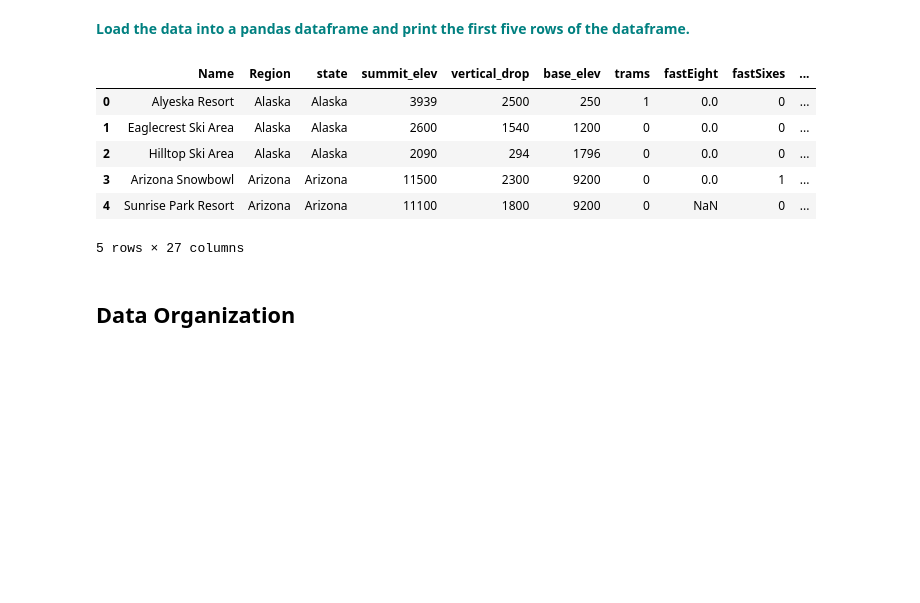
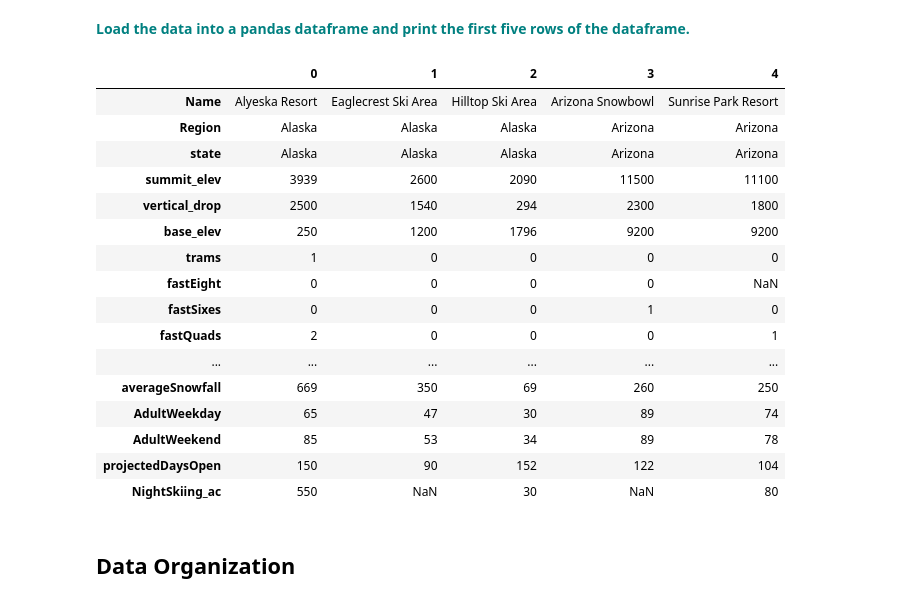
Before and after one commit to jolfr/capstone-01, a Jupyter notebook: notebooks/Notebook_steptwo.ipynb, the cells around one changed output. Drawn from its saved outputs; the diff is of its cells as text; code cells hidden in the pictures; blank space fills up the shorter version.

```diff
--- a/notebooks/Notebook_steptwo.ipynb
+++ b/notebooks/Notebook_steptwo.ipynb
@@ -83,15 +83,25 @@ Now you're ready to read your data into a pandas dataframe. In this exercise, th
 <font color='teal'> **Load the data into a pandas dataframe and print the first five rows of the dataframe.**</font>
 # %%
 raw = pd.read_csv('updated_ski_data.csv')
-raw.head()
+raw.head().T
 # %% [output]
-|  | Name | Region | state | summit_elev | vertical_drop | base_elev | trams | fastEight | fastSixes | ... |
-| 0 | Alyeska Resort | Alaska | Alaska | 3939 | 2500 | 250 | 1 | 0.0 | 0 | ... |
-| 1 | Eaglecrest Ski Area | Alaska | Alaska | 2600 | 1540 | 1200 | 0 | 0.0 | 0 | ... |
-| 2 | Hilltop Ski Area | Alaska | Alaska | 2090 | 294 | 1796 | 0 | 0.0 | 0 | ... |
-| 3 | Arizona Snowbowl | Arizona | Arizona | 11500 | 2300 | 9200 | 0 | 0.0 | 1 | ... |
-| 4 | Sunrise Park Resort | Arizona | Arizona | 11100 | 1800 | 9200 | 0 | NaN | 0 | ... |
+|  | 0 | 1 | 2 | 3 | 4 |
+| Name | Alyeska Resort | Eaglecrest Ski Area | Hilltop Ski Area | Arizona Snowbowl | Sunrise Park Resort |
+| Region | Alaska | Alaska | Alaska | Arizona | Arizona |
+| state | Alaska | Alaska | Alaska | Arizona | Arizona |
+| summit_elev | 3939 | 2600 | 2090 | 11500 | 11100 |
+| vertical_drop | 2500 | 1540 | 294 | 2300 | 1800 |
+| base_elev | 250 | 1200 | 1796 | 9200 | 9200 |
+| trams | 1 | 0 | 0 | 0 | 0 |
+| fastEight | 0 | 0 | 0 | 0 | NaN |
+| fastSixes | 0 | 0 | 0 | 1 | 0 |
+| fastQuads | 2 | 0 | 0 | 0 | 1 |
+| ... | ... | ... | ... | ... | ... |
+| averageSnowfall | 669 | 350 | 69 | 260 | 250 |
+| AdultWeekday | 65 | 47 | 30 | 89 | 74 |
+| AdultWeekend | 85 | 53 | 34 | 89 | 78 |
+| projectedDaysOpen | 150 | 90 | 152 | 122 | 104 |
+| NightSkiing_ac | 550 | NaN | 30 | NaN | 80 |
-5 rows × 27 columns
 # %% [markdown]
 ## Data Organization
 # %% [markdown]
```
Also changed, not shown: parts of 2 cells of this notebook.
